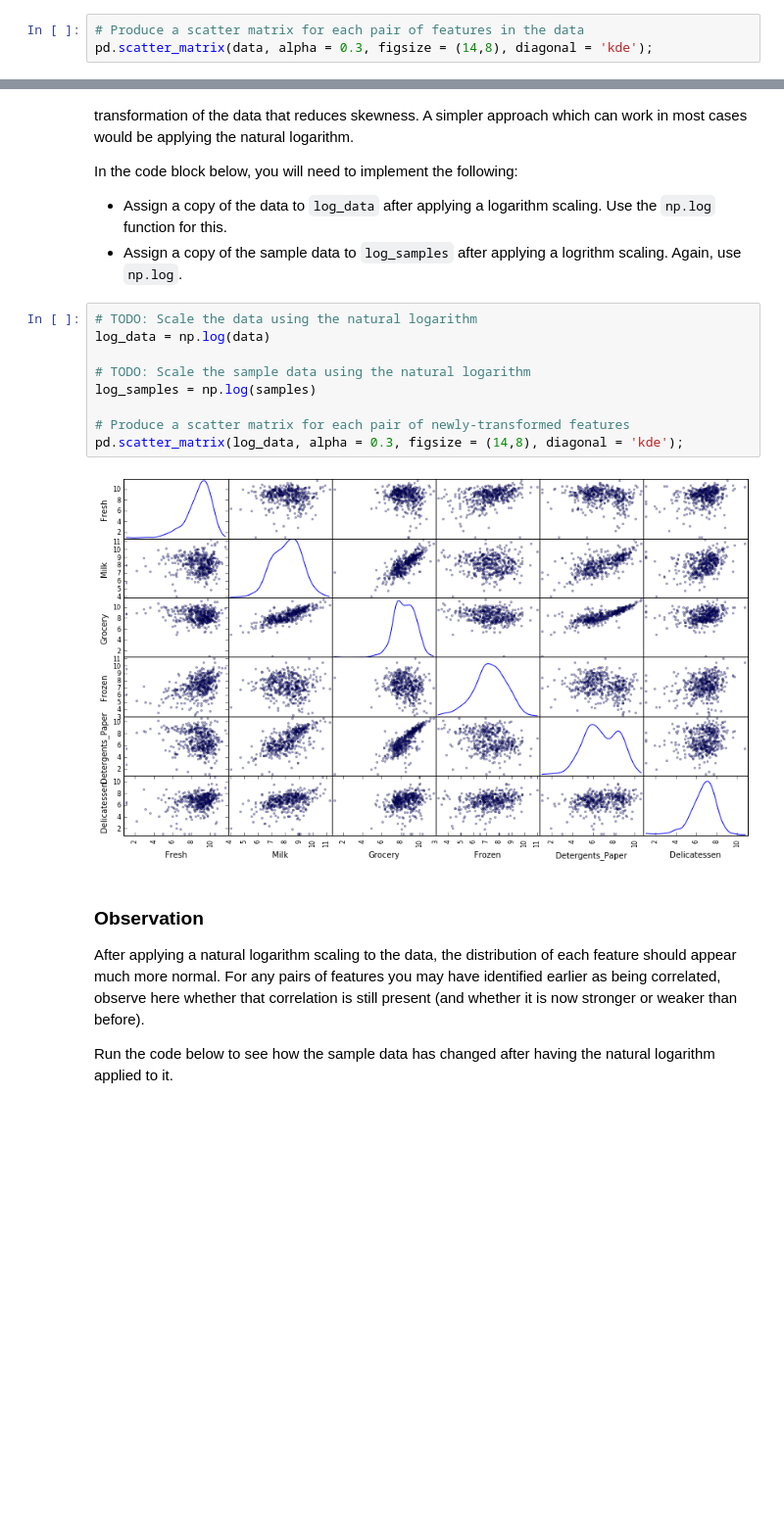
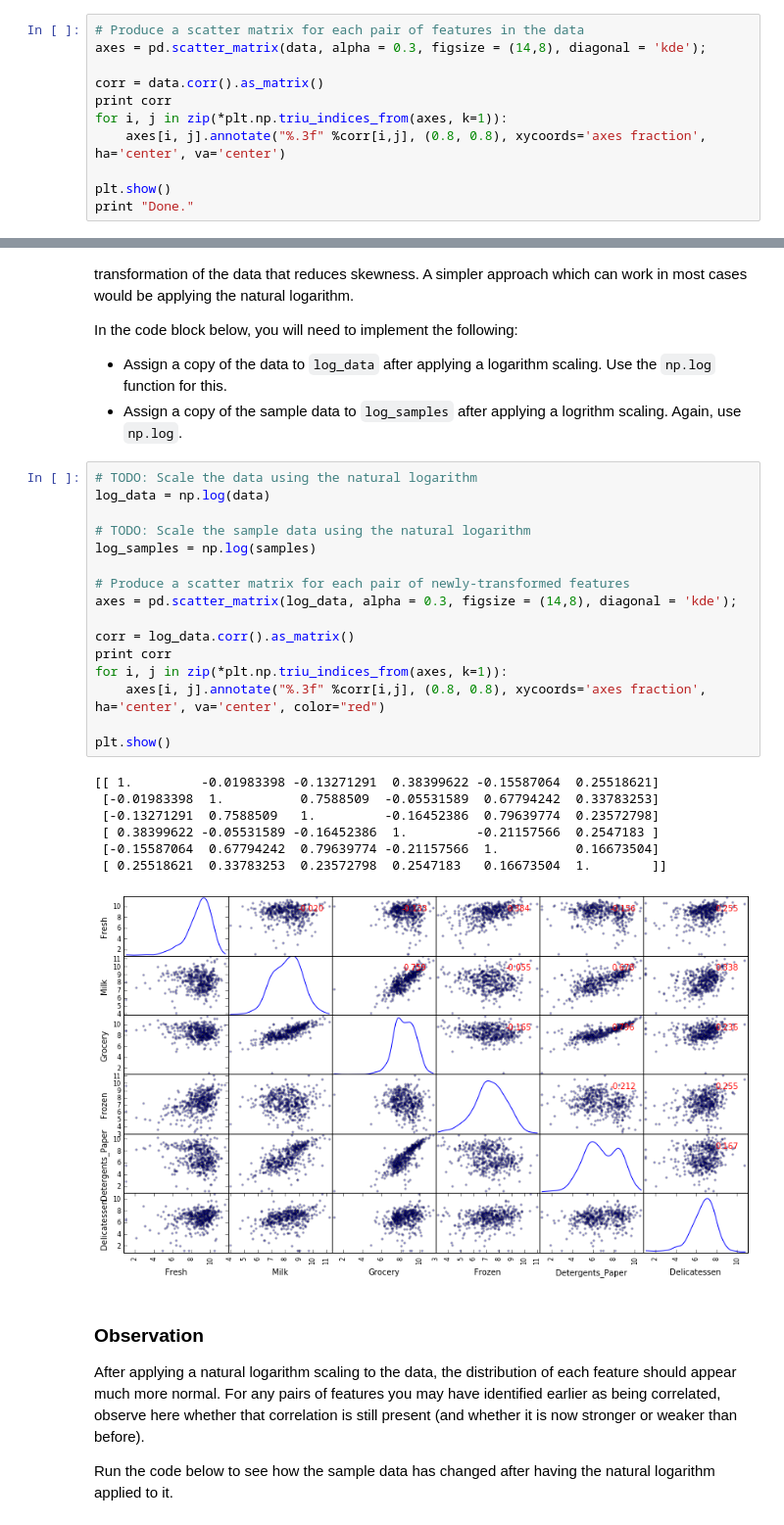
Before and after one commit to thalles753/machine-learning, a Jupyter notebook: projects/creating_customer_segments/customer_segments.ipynb, the cells around one changed output, grey strips where cells are left out. Shown: that part at 98% size. Saved outputs shown, nothing was run; the diff lists cells and outputs as text; blank space fills up the shorter version.

```diff
--- a/projects/creating_customer_segments/customer_segments.ipynb
+++ b/projects/creating_customer_segments/customer_segments.ipynb
@@ -171,5 +173,13 @@ score:  0.155620819189
 To get a better understanding of the dataset, we can construct a scatter matrix of each of the six product features present in the data. If you found that the feature you attempted to predict above is relevant for identifying a specific customer, then the scatter matrix below may not show any correlation between that feature and the others. Conversely, if you believe that feature is not relevant for identifying a specific customer, the scatter matrix might show a correlation between that feature and another feature in the data. Run the code block below to produce a scatter matrix.
 # %%
 # Produce a scatter matrix for each pair of features in the data
-pd.scatter_matrix(data, alpha = 0.3, figsize = (14,8), diagonal = 'kde');
+axes = pd.scatter_matrix(data, alpha = 0.3, figsize = (14,8), diagonal = 'kde');
+
+corr = data.corr().as_matrix()
+print corr
+for i, j in zip(*plt.np.triu_indices_from(axes, k=1)):
+    axes[i, j].annotate("%.3f" %corr[i,j], (0.8, 0.8), xycoords='axes fraction', ha='center', va='center')
+
+plt.show()
+print "Done."
 # %% [output]
@@ -193,14 +210,27 @@ In the code block below, you will need to implement the following:
 # %%
 # TODO: Scale the data using the natural logarithm
 log_data = np.log(data)
 
 # TODO: Scale the sample data using the natural logarithm
 log_samples = np.log(samples)
 
 # Produce a scatter matrix for each pair of newly-transformed features
-pd.scatter_matrix(log_data, alpha = 0.3, figsize = (14,8), diagonal = 'kde');
+axes = pd.scatter_matrix(log_data, alpha = 0.3, figsize = (14,8), diagonal = 'kde');
+
+corr = log_data.corr().as_matrix()
+print corr
+for i, j in zip(*plt.np.triu_indices_from(axes, k=1)):
+    axes[i, j].annotate("%.3f" %corr[i,j], (0.8, 0.8), xycoords='axes fraction', ha='center', va='center', color="red")
+
+plt.show()
 # %% [output]
+[[ 1.         -0.01983398 -0.13271291  0.38399622 -0.15587064  0.25518621]
+ [-0.01983398  1.          0.7588509  -0.05531589  0.67794242  0.33783253]
+ [-0.13271291  0.7588509   1.         -0.16452386  0.79639774  0.23572798]
+ [ 0.38399622 -0.05531589 -0.16452386  1.         -0.21157566  0.2547183 ]
+ [-0.15587064  0.67794242  0.79639774 -0.21157566  1.          0.16673504]
+ [ 0.25518621  0.33783253  0.23572798  0.2547183   0.16673504  1.        ]]
-[figure, old version]
+[figure, new version]
 # %% [markdown]
 ### Observation
 After applying a natural logarithm scaling to the data, the distribution of each feature should appear much more normal. For any pairs of features you may have identified earlier as being correlated, observe here whether that correlation is still present (and whether it is now stronger or weaker than before).
```
Also changed, not shown: parts of 22 cells of this notebook.
